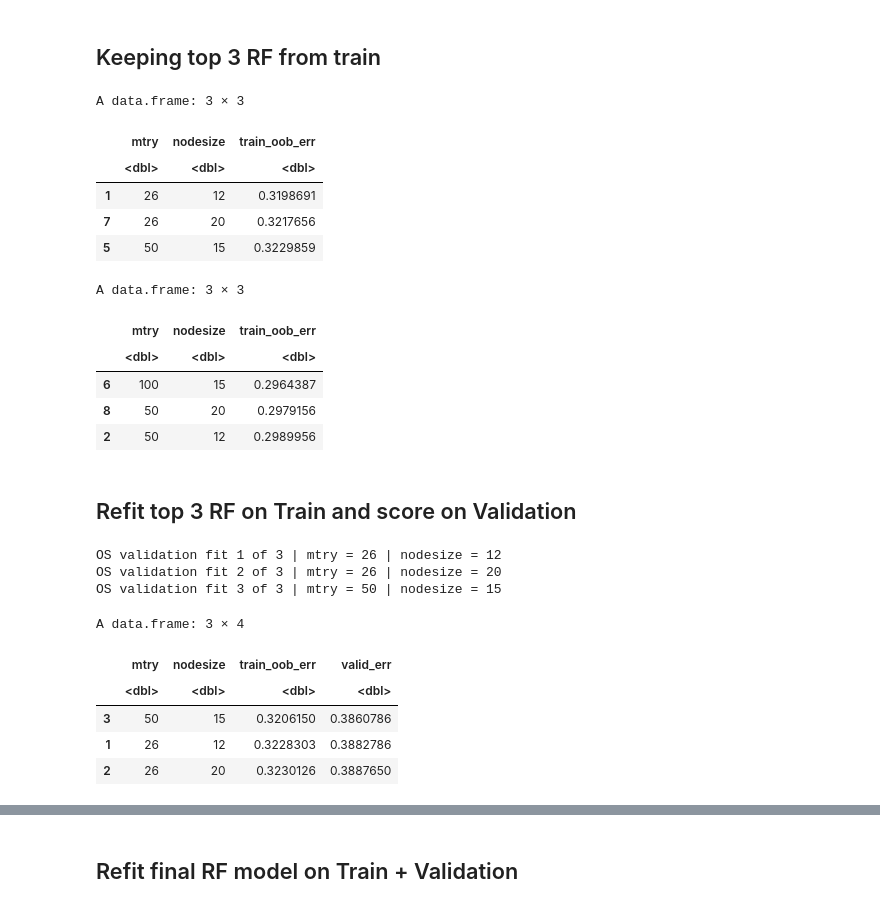
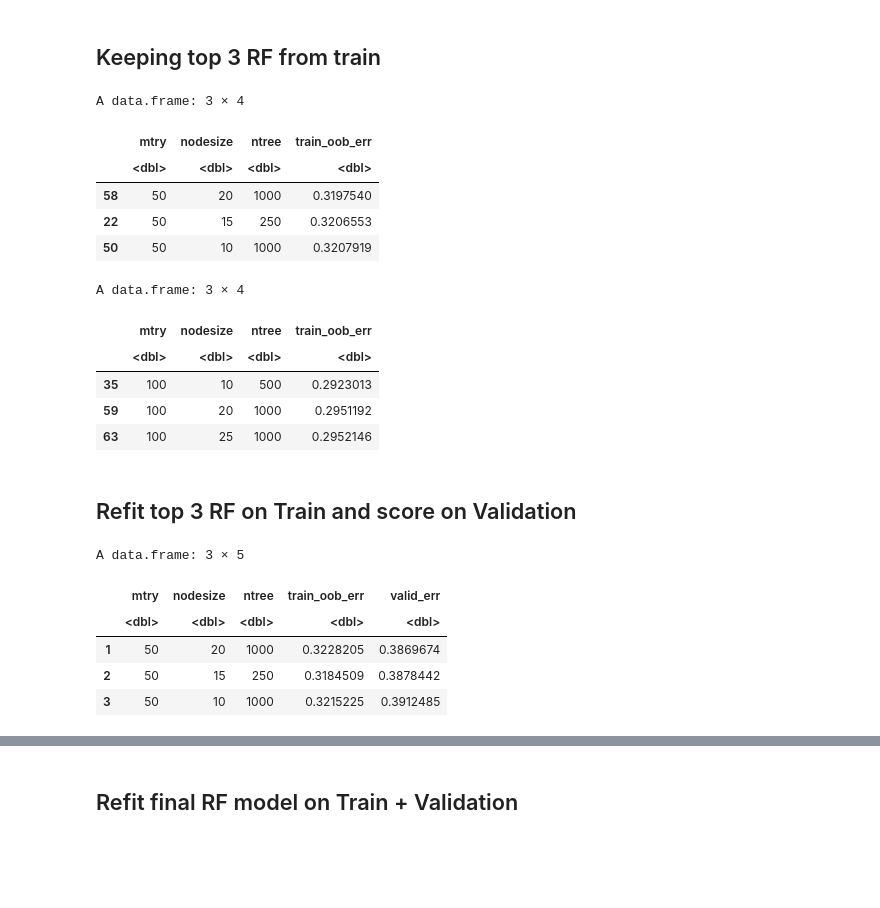
Before and after one commit to harrisdurrani/data_mining_project, a Jupyter notebook: Ensemble Tree Methods (R code).ipynb, the cells around one changed output, grey strips where cells are left out. Drawn from its saved outputs; the diff is of its cells as text; code cells hidden in the pictures; blank space fills up the shorter version.

```diff
--- a/Ensemble Tree Methods (R code).ipynb
+++ b/Ensemble Tree Methods (R code).ipynb
@@ -846,6 +854,8 @@ head(model_df_reduced)
 # %%
+# Hyperparameter grid for tuning
 rf_grid <- expand.grid(
-  mtry = c(26, 50, 100),
-  nodesize = c(12, 15, 20)
+  mtry = c(25, 50, 100, 200),
+  nodesize = c(10, 15, 20, 25),
+  ntree = c(125, 250, 500, 1000)
 )
 # %%
@@ -852,19 +863,17 @@ rf_grid <- expand.grid(
 os_rf_train_results <- data.frame()
 dfc_rf_train_results <- data.frame()
 # %%
+# Fit overall survival RF candidates on training data
 for (i in seq_len(nrow(rf_grid))) {
 
   current_rf_mtry <- rf_grid$mtry[i]
   current_rf_nodesize <- rf_grid$nodesize[i]
-
-  cat("OS train fit", i, "of", nrow(rf_grid),
-      "| mtry =", current_rf_mtry,
-      "| nodesize =", current_rf_nodesize, "\n")
+  current_rf_ntree <- rf_grid$ntree[i]
 
   os_rf_fit <- rfsrc(
     Surv(time, event) ~ .,
     data = os_train,
-    ntree = 500,
+    ntree = current_rf_ntree,
     mtry = current_rf_mtry,
     nodesize = current_rf_nodesize,
     importance = FALSE
@@ -875,11 +884,13 @@ for (i in seq_len(nrow(rf_grid))) {
     data.frame(
       mtry = current_rf_mtry,
       nodesize = current_rf_nodesize,
+      ntree = current_rf_ntree,
       train_oob_err = as.numeric(tail(os_rf_fit$err.rate, 1))
     )
   )
 }
 
+# Training OOB errors
 os_rf_train_results <- os_rf_train_results[order(os_rf_train_results$train_oob_err), ]
 os_rf_train_results
 # %% [output]
@@ -907,17 +916,15 @@ A data.frame: 9 × 3
 # %%
+# Fit death from cancer RF candidates on training data
 for (i in seq_len(nrow(rf_grid))) {
 
  current_rf_mtry <- rf_grid$mtry[i]
  current_rf_nodesize <- rf_grid$nodesize[i]
-
-  cat("DFC train fit", i, "of", nrow(rf_grid),
-      "| mtry =", current_rf_mtry,
-      "| nodesize =", current_rf_nodesize, "\n")
+ current_rf_ntree <- rf_grid$ntree[i]
 
   dfc_fit <- rfsrc(
     Surv(time, event) ~ .,
     data = dfc_train,
-    ntree = 500,
+    ntree = current_rf_ntree,
     mtry = current_rf_mtry,
     nodesize = current_rf_nodesize,
     importance = FALSE
@@ -928,11 +935,13 @@ for (i in seq_len(nrow(rf_grid))) {
     data.frame(
       mtry = current_rf_mtry,
       nodesize = current_rf_nodesize,
+      ntree = current_rf_ntree,
       train_oob_err = as.numeric(tail(dfc_fit$err.rate, 1))
     )
   )
 }
 
+# Training OOB errors
 dfc_rf_train_results <- dfc_rf_train_results[order(dfc_rf_train_results$train_oob_err), ]
 dfc_rf_train_results
 # %% [output]
@@ -960,24 +967,25 @@ A data.frame: 9 × 3
 # %% [markdown]
 ## Keeping top 3 RF from train
 # %%
+# Keep the top 3 candidates from training stage for validation testing
 os_rf_top3 <- os_rf_train_results[1:3, ]
 dfc_rf_top3 <- dfc_rf_train_results[1:3, ]
 
 os_rf_top3
 dfc_rf_top3
 # %% [output]
-A data.frame: 3 × 3
+A data.frame: 3 × 4
-|  | mtry | nodesize | train_oob_err |
-|  | <dbl> | <dbl> | <dbl> |
-| 1 | 26 | 12 | 0.3198691 |
-| 7 | 26 | 20 | 0.3217656 |
-| 5 | 50 | 15 | 0.3229859 |
+|  | mtry | nodesize | ntree | train_oob_err |
+|  | <dbl> | <dbl> | <dbl> | <dbl> |
+| 58 | 50 | 20 | 1000 | 0.3197540 |
+| 22 | 50 | 15 | 250 | 0.3206553 |
+| 50 | 50 | 10 | 1000 | 0.3207919 |
-A data.frame: 3 × 3
+A data.frame: 3 × 4
-|  | mtry | nodesize | train_oob_err |
-|  | <dbl> | <dbl> | <dbl> |
-| 6 | 100 | 15 | 0.2964387 |
-| 8 | 50 | 20 | 0.2979156 |
-| 2 | 50 | 12 | 0.2989956 |
+|  | mtry | nodesize | ntree | train_oob_err |
+|  | <dbl> | <dbl> | <dbl> | <dbl> |
+| 35 | 100 | 10 | 500 | 0.2923013 |
+| 59 | 100 | 20 | 1000 | 0.2951192 |
+| 63 | 100 | 25 | 1000 | 0.2952146 |
 # %% [markdown]
 ## Refit top 3 RF on Train and score on Validation
 # %%
@@ -984,51 +993,48 @@ A data.frame: 3 × 3
 os_rf_valid_results <- data.frame()
 dfc_rf_valid_results <- data.frame()
 # %%
+# Fit top overall survival candidates on train, and evaluate on validation
 for (i in seq_len(nrow(os_rf_top3))) {
 
  current_rf_mtry <- os_rf_top3$mtry[i]
  current_rf_nodesize <- os_rf_top3$nodesize[i]
-
-  cat("OS validation fit", i, "of", nrow(os_rf_top3),
-      "| mtry =", current_rf_mtry,
-      "| nodesize =", current_rf_nodesize, "\n")
+ current_rf_ntree <- os_rf_top3$ntree[i]
 
   os_rf_fit <- rfsrc(
     Surv(time, event) ~ .,
     data = os_train,
-    ntree = 1000,
+    ntree = current_rf_ntree,
     mtry = current_rf_mtry,
     nodesize = current_rf_nodesize,
     importance = FALSE
   )
 
   os_rf_pred_valid <- predict(os_rf_fit, newdata = os_valid)
 
   os_rf_valid_results <- rbind(
     os_rf_valid_results,
     data.frame(
       mtry = current_rf_mtry,
       nodesize = current_rf_nodesize,
+      ntree = current_rf_ntree,
       train_oob_err = as.numeric(tail(os_rf_fit$err.rate, 1)),
-      valid_err = if (!is.null(os_rf_pred_valid$err.rate) && length(os_rf_pred_valid$err.rate) > 0) {
+      valid_err = if (!is.null(os_rf_pred_valid$err.rate) && length(os_rf_pred_valid$err.rate) > 0) { #
         as.numeric(tail(os_rf_pred_valid$err.rate, 1))
       } else {
         NA_real_
       }
     )
   )
 }
 
+# validation errors
 os_rf_valid_results <- os_rf_valid_results[order(os_rf_valid_results$valid_err), ]
 os_rf_valid_results
 # %% [output]
-OS validation fit 1 of 3 | mtry = 26 | nodesize = 12
-OS validation fit 2 of 3 | mtry = 26 | nodesize = 20
-OS validation fit 3 of 3 | mtry = 50 | nodesize = 15
+A data.frame: 3 × 5
-A data.frame: 3 × 4
-|  | mtry | nodesize | train_oob_err | valid_err |
-|  | <dbl> | <dbl> | <dbl> | <dbl> |
-| 3 | 50 | 15 | 0.3206150 | 0.3860786 |
-| 1 | 26 | 12 | 0.3228303 | 0.3882786 |
-| 2 | 26 | 20 | 0.3230126 | 0.3887650 |
+|  | mtry | nodesize | ntree | train_oob_err | valid_err |
+|  | <dbl> | <dbl> | <dbl> | <dbl> | <dbl> |
+| 1 | 50 | 20 | 1000 | 0.3228205 | 0.3869674 |
+| 2 | 50 | 15 | 250 | 0.3184509 | 0.3878442 |
+| 3 | 50 | 10 | 1000 | 0.3215225 | 0.3912485 |
 # %%
```
Also changed, not shown: parts of 16 cells of this notebook, 1 other file.
